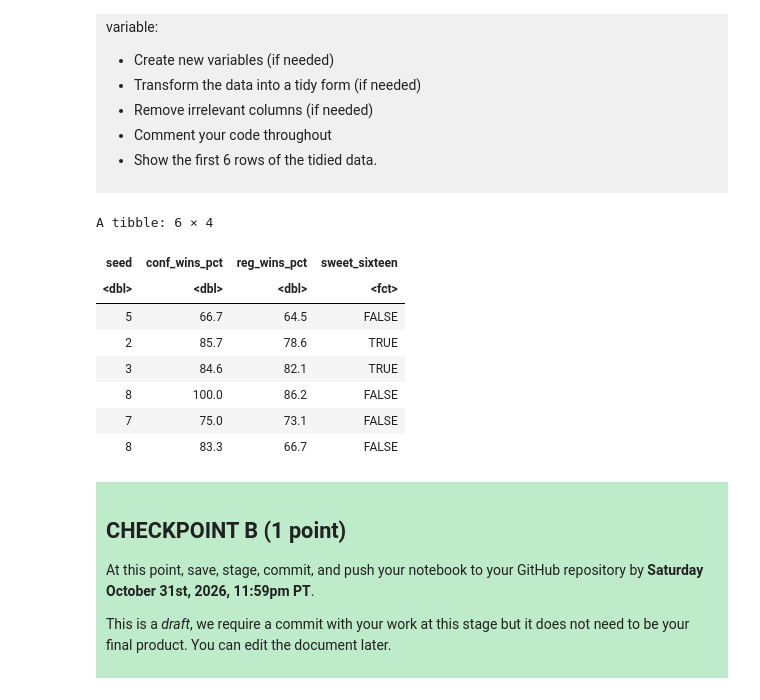
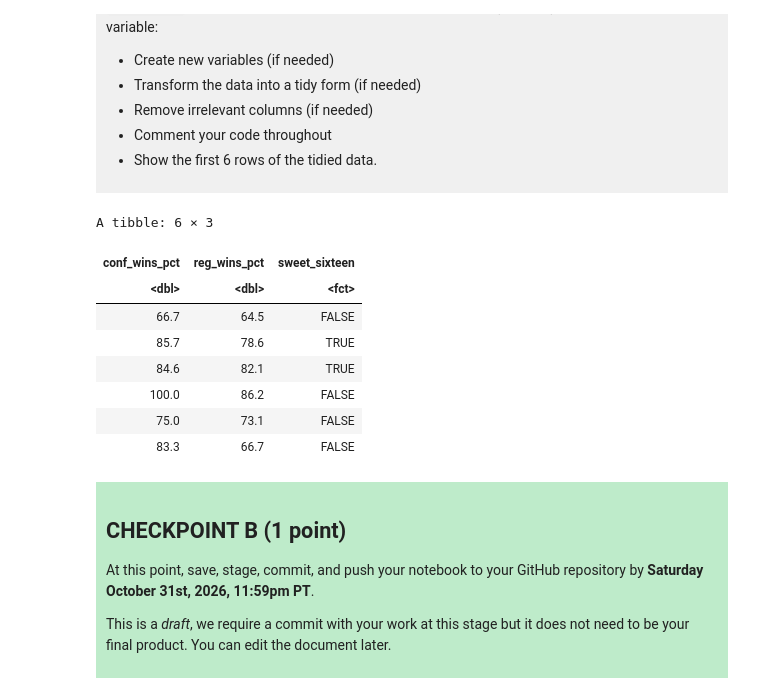
Before and after one commit to lucasgermanovix/dsci-100-project-lucas-germanovix-do-carmo, a Jupyter notebook: dsci-100-project-notebook.ipynb, the cells around one changed output. Cells and saved outputs as stored; diff of their text form; code cells hidden in the pictures.

Commit message:
Removed the Seed predictor; Completed everything up to checkpoint C

```diff
--- a/dsci-100-project-notebook.ipynb
+++ b/dsci-100-project-notebook.ipynb
@@ -214,30 +222,33 @@ Produce a tidy data set that could be used to answer your research question usin
 </div>
 # %%
 
-basketball_tidy <- womens_basketball |>
 
-    drop_na(seed, conf_wins_pct, reg_wins_pct, tourney_finish) |> #Remove rows with NA values in relevant columns
+basketball_tidy <- womens_basketball |>                              #create the tidy dataset
 
-    mutate(sweet_sixteen = tourney_finish %in%                    #Creates a column that displays TRUE when the team has arrived to top16, otherwise FALSE
+    drop_na(conf_wins_pct, reg_wins_pct, tourney_finish) |>          #remove rows with missing relevant values
+
+    mutate(sweet_sixteen = tourney_finish %in%                       #create the Sweet Sixteen classification variable
                c("top_16_loss", "top_8_loss", "top_4_loss",
                  "top_2_loss", "champ")) |>
 
-    select(seed, conf_wins_pct, reg_wins_pct, sweet_sixteen) |>   #Keeps only relevant columns (prediction and predictors)
+    select(conf_wins_pct, reg_wins_pct, sweet_sixteen) |>            #keep only relevant columns
 
-    mutate(sweet_sixteen = as_factor(sweet_sixteen))              #Convert the predicted variable column into a categorical
+    mutate(sweet_sixteen = as_factor(sweet_sixteen))                 #convert the response variable to a factor
 
 
-head(basketball_tidy, 6)
+basketball_tidy_preview <- head(basketball_tidy, 6)
+
+basketball_tidy_preview
 # %% [output]
-A tibble: 6 × 4
+A tibble: 6 × 3
-| seed | conf_wins_pct | reg_wins_pct | sweet_sixteen |
-| <dbl> | <dbl> | <dbl> | <fct> |
-| 5 | 66.7 | 64.5 | FALSE |
-| 2 | 85.7 | 78.6 | TRUE |
-| 3 | 84.6 | 82.1 | TRUE |
-| 8 | 100.0 | 86.2 | FALSE |
-| 7 | 75.0 | 73.1 | FALSE |
-| 8 | 83.3 | 66.7 | FALSE |
+| conf_wins_pct | reg_wins_pct | sweet_sixteen |
+| <dbl> | <dbl> | <fct> |
+| 66.7 | 64.5 | FALSE |
+| 85.7 | 78.6 | TRUE |
+| 84.6 | 82.1 | TRUE |
+| 100.0 | 86.2 | FALSE |
+| 75.0 | 73.1 | FALSE |
+| 83.3 | 66.7 | FALSE |
 # %% [markdown]
 <div style="background-color: #beebca; padding: 10px;">
 
```
Also changed, not shown: parts of 16 cells of this notebook.
